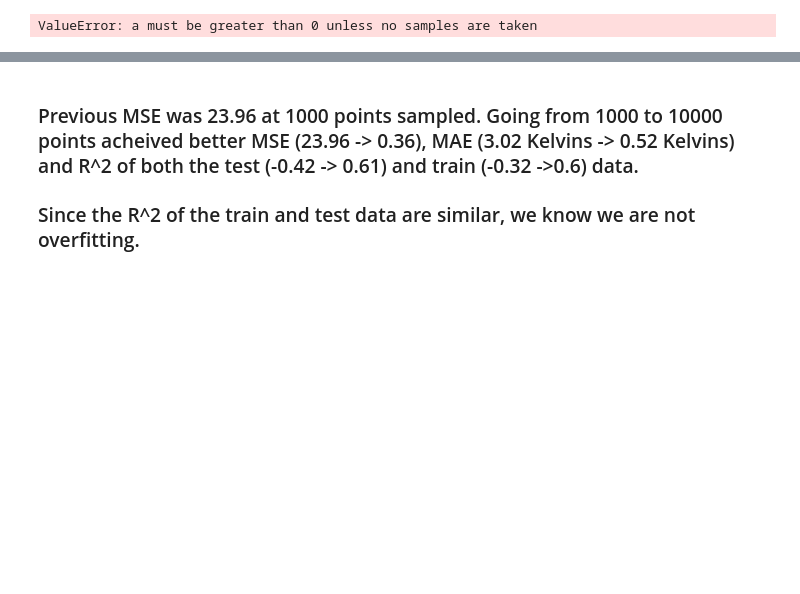
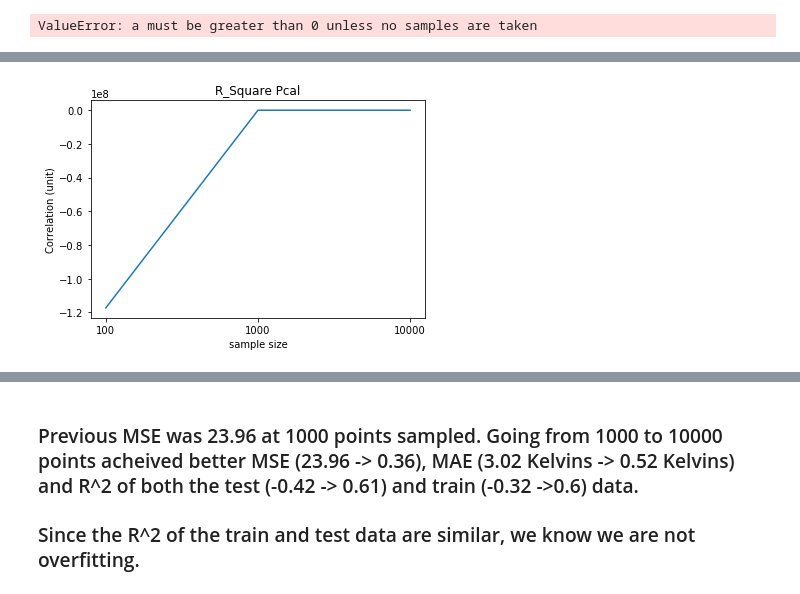
Before and after one commit to adomakor412/capstone, a Jupyter notebook: ML_Regression.ipynb, the cells around one changed output, grey strips where cells are left out. Saved outputs shown, nothing was run; the diff lists cells and outputs as text; code cells hidden in the pictures; blank space fills up the shorter version.

```diff
--- a/ML_Regression.ipynb
+++ b/ML_Regression.ipynb
@@ -313,0 +426,8 @@ df = df.dropna()
+# %%
+plt.plot(points,R2_pCal)
+plt.xlabel("sample size")
+plt.ylabel("Correlation (unit)")
+plt.title('R_Square Pcal')
+plt.show()
+# %% [output]
+[figure, added]
```
Also changed, not shown: parts of 11 cells of this notebook, 7 other files.
